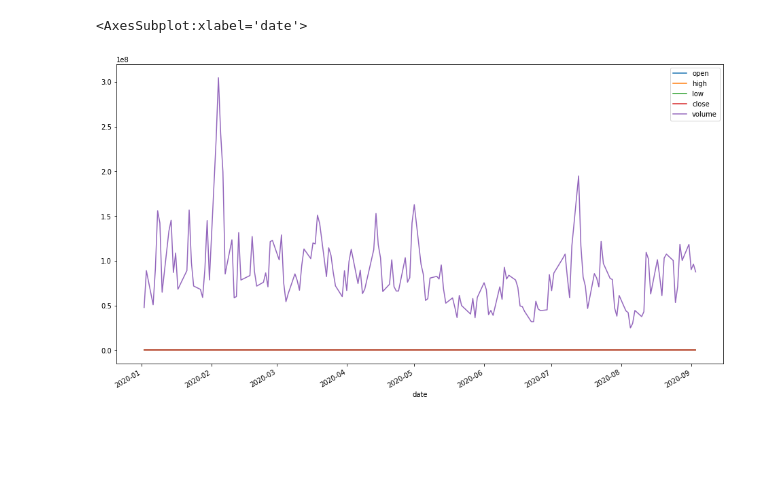
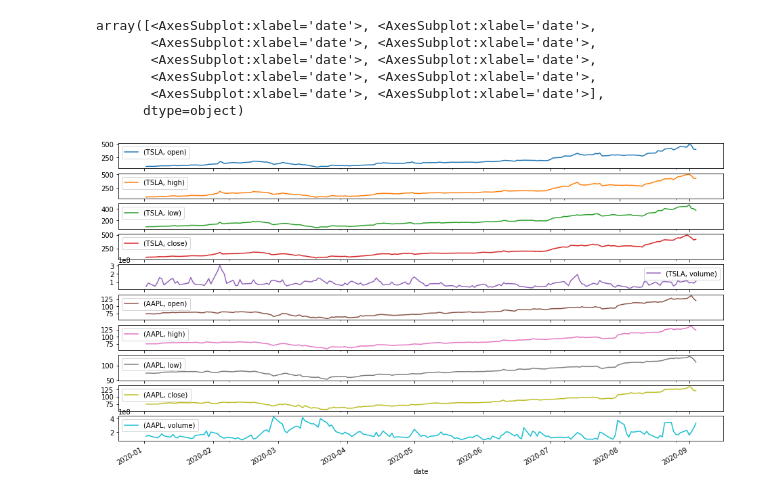
Before and after one commit to neuralnetes/notebooks, a Jupyter notebook: iex-cloud/main.ipynb, the cells around one changed output. Saved outputs shown, nothing was run; the diff lists cells and outputs as text; code cells hidden in the pictures; blank space fills up the shorter version.

```diff
--- a/iex-cloud/main.ipynb
+++ b/iex-cloud/main.ipynb
@@ -1,8 +1,20 @@
 # %%
+import os
+import datetime
+
+import IPython
+import IPython.display
+import matplotlib as mpl
+import matplotlib.pyplot as plt
+import numpy as np
+import pandas as pd
+import seaborn as sns
 import tensorflow as tf
-import os
-import matplotlib as plt
 from iexfinance.refdata import get_symbols
+
+mpl.rcParams['figure.figsize'] = (8, 6)
+mpl.rcParams['axes.grid'] = False
+
 
 iex_token = os.environ['IEX_TOKEN']
 if iex_token is None:
@@ -48,7 +30,8 @@ from iexfinance.stocks import get_historical_data
 start = datetime(2020, 1, 1)
 end = datetime(2020, 9, 4)
 
-df = get_historical_data("TSLA", start, end)
+symbols = ["TSLA", "AAPL"]
+df = get_historical_data(symbols, start, end)
 # %%
 df.head()
 # %% [output]
@@ -72,5 +71,10 @@ df.tail()
 # %%
-df.plot(figsize=(16, 9))
+df.plot(figsize=(16, 9), subplots=True)
 # %% [output]
-<AxesSubplot:xlabel='date'>
+array([<AxesSubplot:xlabel='date'>, <AxesSubplot:xlabel='date'>,
+       <AxesSubplot:xlabel='date'>, <AxesSubplot:xlabel='date'>,
+       <AxesSubplot:xlabel='date'>, <AxesSubplot:xlabel='date'>,
+       <AxesSubplot:xlabel='date'>, <AxesSubplot:xlabel='date'>,
+       <AxesSubplot:xlabel='date'>, <AxesSubplot:xlabel='date'>],
+      dtype=object)
-[figure, old version]
+[figure, new version]
```
Also changed, not shown: parts of 7 cells of this notebook, 1 other file.
